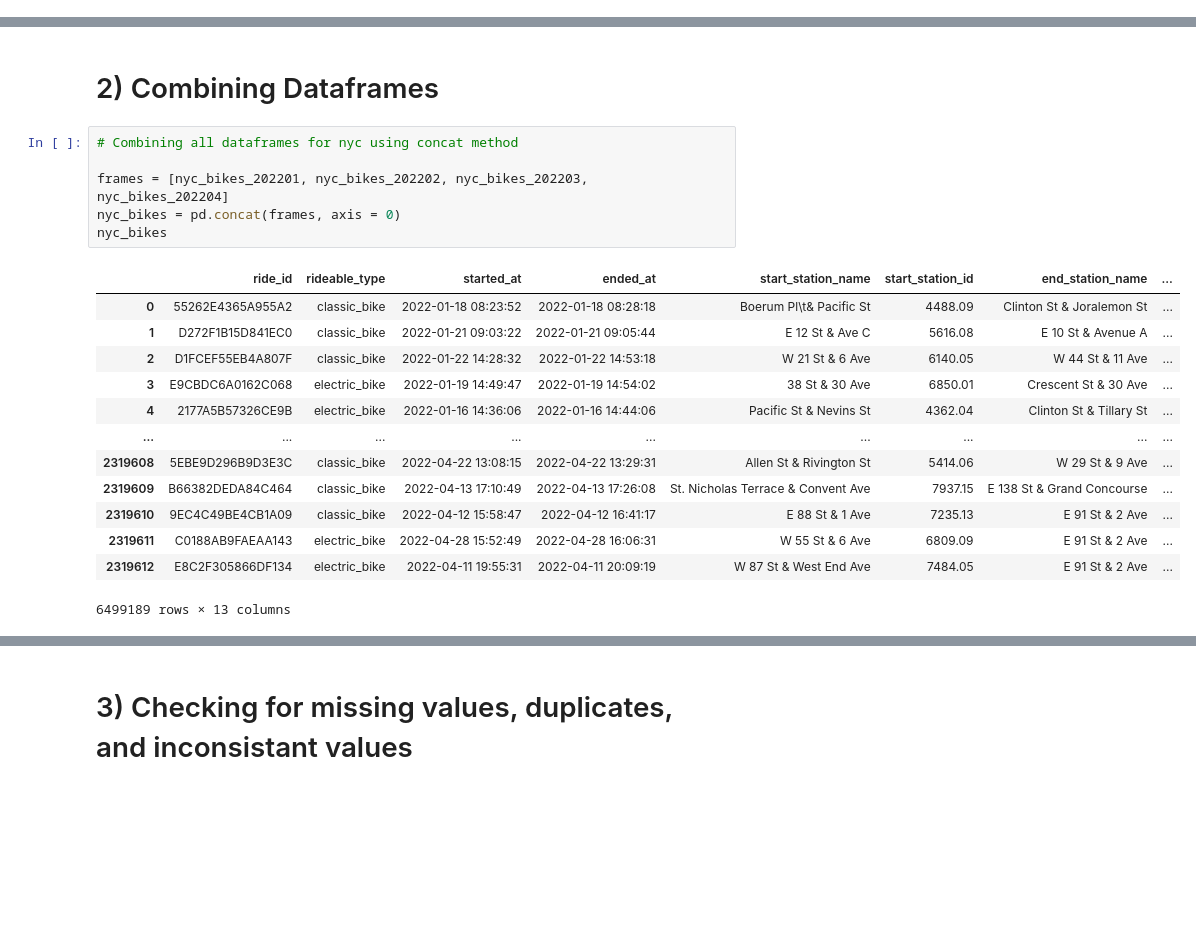
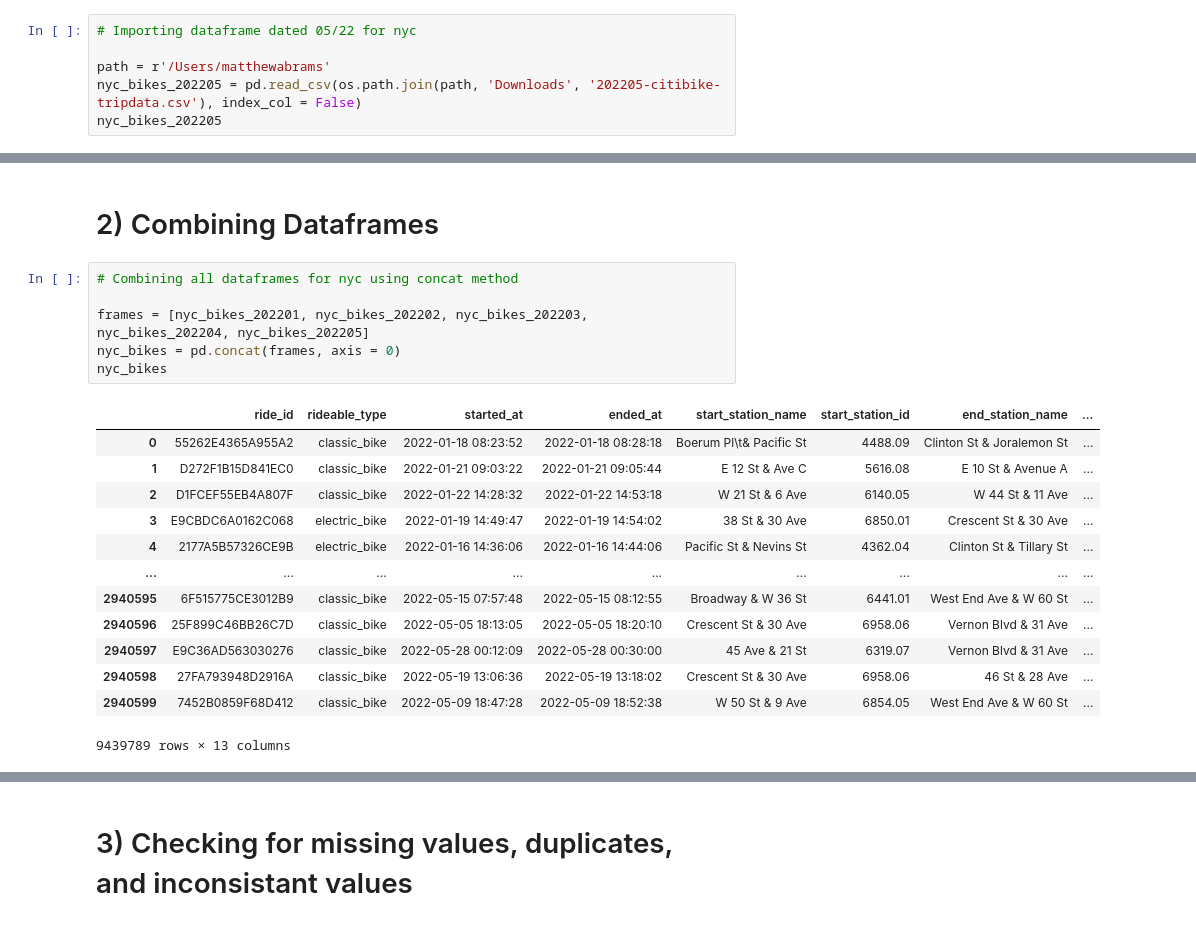
Before and after one commit to matthewabrams/citi-bikes-2022, a Jupyter notebook: Bikes New York City (NYC) and Jersey City (JC) Cleaning Data.ipynb, the cells around one changed output, grey strips where cells are left out. Saved outputs shown, nothing was run; the diff lists cells and outputs as text; blank space fills up the shorter version.

```diff
--- a/Bikes New York City (NYC) and Jersey City (JC) Cleaning Data.ipynb
+++ b/Bikes New York City (NYC) and Jersey City (JC) Cleaning Data.ipynb
@@ -9,3 +9,9 @@ import os
 import matplotlib.pyplot as plt
 import seaborn as sns
 from datetime import datetime
+# %%
+# Importing dataframe dated 05/22 for nyc
+
+path = r'/Users/matthewabrams'
+nyc_bikes_202205 = pd.read_csv(os.path.join(path, 'Downloads', '202205-citibike-tripdata.csv'), index_col = False)
+nyc_bikes_202205
@@ -167,23 +206,23 @@ jc_bikes_202201
 # %%
 # Combining all dataframes for nyc using concat method
 
-frames = [nyc_bikes_202201, nyc_bikes_202202, nyc_bikes_202203, nyc_bikes_202204]
+frames = [nyc_bikes_202201, nyc_bikes_202202, nyc_bikes_202203, nyc_bikes_202204, nyc_bikes_202205]
 nyc_bikes = pd.concat(frames, axis = 0)
 nyc_bikes
 # %% [output]
 |  | ride_id | rideable_type | started_at | ended_at | start_station_name | start_station_id | end_station_name | ... |
 | 0 | 55262E4365A955A2 | classic_bike | 2022-01-18 08:23:52 | 2022-01-18 08:28:18 | Boerum Pl\t& Pacific St | 4488.09 | Clinton St & Joralemon St | ... |
 | 1 | D272F1B15D841EC0 | classic_bike | 2022-01-21 09:03:22 | 2022-01-21 09:05:44 | E 12 St & Ave C | 5616.08 | E 10 St & Avenue A | ... |
 | 2 | D1FCEF55EB4A807F | classic_bike | 2022-01-22 14:28:32 | 2022-01-22 14:53:18 | W 21 St & 6 Ave | 6140.05 | W 44 St & 11 Ave | ... |
 | 3 | E9CBDC6A0162C068 | electric_bike | 2022-01-19 14:49:47 | 2022-01-19 14:54:02 | 38 St & 30 Ave | 6850.01 | Crescent St & 30 Ave | ... |
 | 4 | 2177A5B57326CE9B | electric_bike | 2022-01-16 14:36:06 | 2022-01-16 14:44:06 | Pacific St & Nevins St | 4362.04 | Clinton St & Tillary St | ... |
 | ... | ... | ... | ... | ... | ... | ... | ... | ... |
-| 2319608 | 5EBE9D296B9D3E3C | classic_bike | 2022-04-22 13:08:15 | 2022-04-22 13:29:31 | Allen St & Rivington St | 5414.06 | W 29 St & 9 Ave | ... |
-| 2319609 | B66382DEDA84C464 | classic_bike | 2022-04-13 17:10:49 | 2022-04-13 17:26:08 | St. Nicholas Terrace & Convent Ave | 7937.15 | E 138 St & Grand Concourse | ... |
-| 2319610 | 9EC4C49BE4CB1A09 | classic_bike | 2022-04-12 15:58:47 | 2022-04-12 16:41:17 | E 88 St & 1 Ave | 7235.13 | E 91 St & 2 Ave | ... |
-| 2319611 | C0188AB9FAEAA143 | electric_bike | 2022-04-28 15:52:49 | 2022-04-28 16:06:31 | W 55 St & 6 Ave | 6809.09 | E 91 St & 2 Ave | ... |
-| 2319612 | E8C2F305866DF134 | electric_bike | 2022-04-11 19:55:31 | 2022-04-11 20:09:19 | W 87 St & West End Ave | 7484.05 | E 91 St & 2 Ave | ... |
+| 2940595 | 6F515775CE3012B9 | classic_bike | 2022-05-15 07:57:48 | 2022-05-15 08:12:55 | Broadway & W 36 St | 6441.01 | West End Ave & W 60 St | ... |
+| 2940596 | 25F899C46BB26C7D | classic_bike | 2022-05-05 18:13:05 | 2022-05-05 18:20:10 | Crescent St & 30 Ave | 6958.06 | Vernon Blvd & 31 Ave | ... |
+| 2940597 | E9C36AD563030276 | classic_bike | 2022-05-28 00:12:09 | 2022-05-28 00:30:00 | 45 Ave & 21 St | 6319.07 | Vernon Blvd & 31 Ave | ... |
+| 2940598 | 27FA793948D2916A | classic_bike | 2022-05-19 13:06:36 | 2022-05-19 13:18:02 | Crescent St & 30 Ave | 6958.06 | 46 St & 28 Ave | ... |
+| 2940599 | 7452B0859F68D412 | classic_bike | 2022-05-09 18:47:28 | 2022-05-09 18:52:38 | W 50 St & 9 Ave | 6854.05 | West End Ave & W 60 St | ... |
-6499189 rows × 13 columns
+9439789 rows × 13 columns
 # %%
 # Appending new column for nyc_bikes called city column where all values are New York City
 
```
Also changed, not shown: parts of 21 cells of this notebook.
